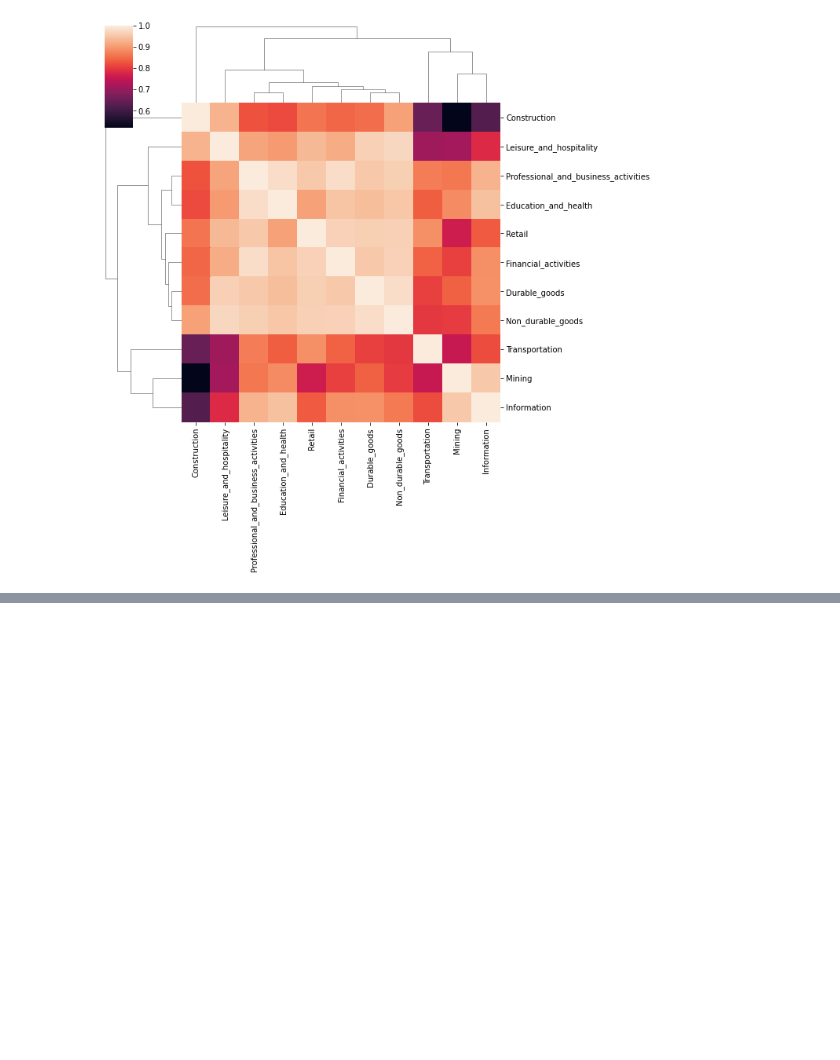
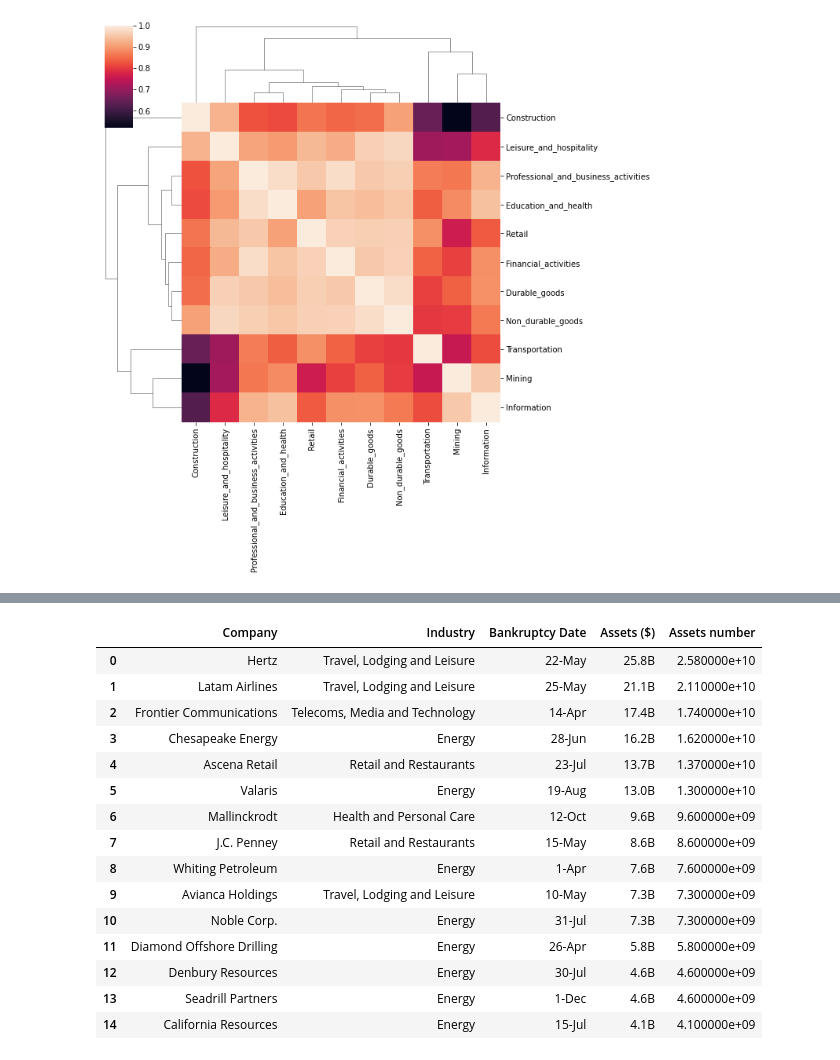
Before and after one commit to Rcidm1994/Project1, a Jupyter notebook: Main.ipynb, the cells around one changed output, grey strips where cells are left out. Drawn from its saved outputs; the diff is of its cells as text; code cells hidden in the pictures; blank space fills up the shorter version.

```diff
--- a/Main.ipynb
+++ b/Main.ipynb
@@ -1342,0 +1346,4 @@ Correlation for Industries on COVID Months
+# %%
+companies_csv = 'Bankrupt_companies.csv'
+
+c_dataset = pd.read_csv(companies_csv)
@@ -1342,0 +1366,35 @@ Correlation for Industries on COVID Months
+# %%
+
+assets = c_dataset['Assets ($)']
+as_number = []
+for number in assets:
+    number_list = list(number)
+    if number_list[-1] == 'B':
+        x = 1000000000
+    elif number_list[-1] == 'M':
+        x = 1000000
+    elif number_list[-1] == 'K':
+        x = 1000
+    number_list.pop()
+    x_number =''.join(number_list)
+    new_number = round(float(x_number)*x,2)
+    as_number.append(new_number)
+c_dataset['Assets number']=as_number
+display(c_dataset.head(15))
+# %% [output]
+|  | Company | Industry | Bankruptcy Date | Assets ($) | Assets number |
+| 0 | Hertz | Travel, Lodging and Leisure | 22-May | 25.8B | 2.580000e+10 |
+| 1 | Latam Airlines | Travel, Lodging and Leisure | 25-May | 21.1B | 2.110000e+10 |
+| 2 | Frontier Communications | Telecoms, Media and Technology | 14-Apr | 17.4B | 1.740000e+10 |
+| 3 | Chesapeake Energy | Energy | 28-Jun | 16.2B | 1.620000e+10 |
+| 4 | Ascena Retail | Retail and Restaurants | 23-Jul | 13.7B | 1.370000e+10 |
+| 5 | Valaris | Energy | 19-Aug | 13.0B | 1.300000e+10 |
+| 6 | Mallinckrodt | Health and Personal Care | 12-Oct | 9.6B | 9.600000e+09 |
+| 7 | J.C. Penney | Retail and Restaurants | 15-May | 8.6B | 8.600000e+09 |
+| 8 | Whiting Petroleum | Energy | 1-Apr | 7.6B | 7.600000e+09 |
+| 9 | Avianca Holdings | Travel, Lodging and Leisure | 10-May | 7.3B | 7.300000e+09 |
+| 10 | Noble Corp. | Energy | 31-Jul | 7.3B | 7.300000e+09 |
+| 11 | Diamond Offshore Drilling | Energy | 26-Apr | 5.8B | 5.800000e+09 |
+| 12 | Denbury Resources | Energy | 30-Jul | 4.6B | 4.600000e+09 |
+| 13 | Seadrill Partners | Energy | 1-Dec | 4.6B | 4.600000e+09 |
+| 14 | California Resources | Energy | 15-Jul | 4.1B | 4.100000e+09 |
```
Also changed, not shown: parts of 8 cells of this notebook, 1 other file.
